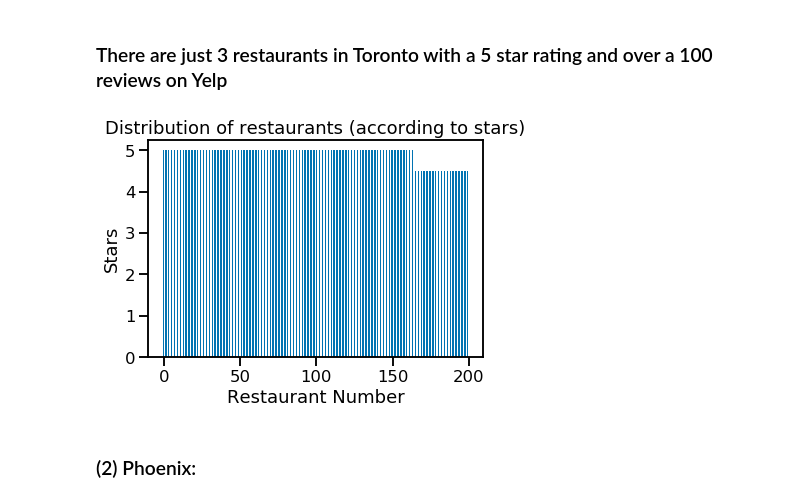
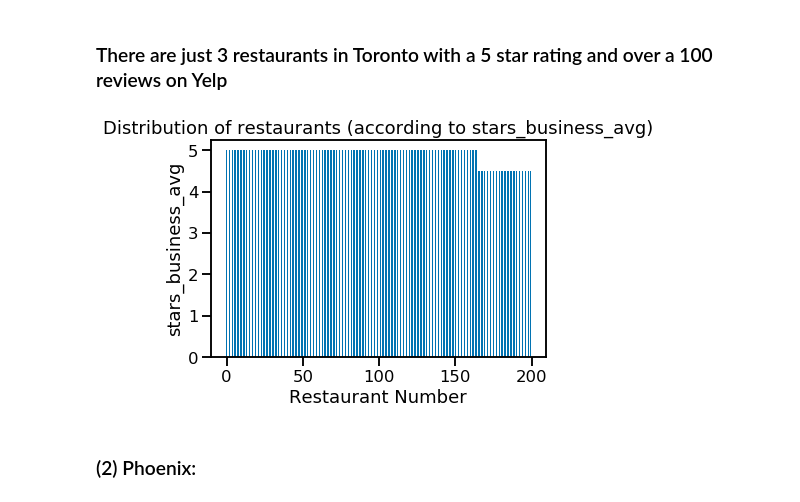
Before and after one commit to akhilesh-somani/Restaurant_Recommendation_System, a Jupyter notebook: Akhilesh.ipynb, the cells around one changed output. Saved outputs shown, nothing was run; the diff lists cells and outputs as text; code cells hidden in the pictures.

```diff
--- a/Akhilesh.ipynb
+++ b/Akhilesh.ipynb
@@ -103,3 +34,5 @@ tip_df, user_df = dataframes[3], dataframes[4]
+# %%
+business_df.rename(columns = {'stars':'stars_business_avg'}, inplace = True)
 # %%
 business_df.head(3)
 # %% [output]
@@ -202,4 +130,4 @@ len(business_df[business_df.city.str.contains('phoenix')])
 # %%
-yelp_business_df = business_df[business_df.city.str.contains('toronto|phoenix')].copy()
+yelp_business_df = business_df[business_df.city.str.contains('toronto|phoenix|urbana|champaign')].copy()
 len(yelp_business_df)
 # %% [output]
@@ -218,5 +147,7 @@ array(['toronto', 'phoenix', 'north toronto', 'toronto - front st (ot)',
 # %%
 yelp_business_df.city.replace(r'^.*toronto.*$', 'toronto', regex = True, inplace = True)
 yelp_business_df.city.replace(r'^.*phoenix.*$', 'phoenix', regex=True, inplace = True)
+yelp_business_df.city.replace(r'^.*champaign.*$', 'urbana-champaign', regex = True, inplace = True)
+yelp_business_df.city.replace(r'^.*urbana.*$', 'urbana-champaign', regex=True, inplace = True)
 yelp_business_df.city.unique()
 # %% [output]
@@ -235,6 +167,6 @@ yelp_restaurants_df = yelp_business_df[yelp_business_df.categories.str.contains(
 # %% [markdown]
 ### (1) Toronto:
 # %%
-toronto_restaurants_sorted = yelp_restaurants_df.query('city == "toronto"').sort_values(['stars', 'review_count'], ascending=False)
+toronto_restaurants_sorted = yelp_restaurants_df.query('city == "toronto"').sort_values(['stars_business_avg', 'review_count'], ascending=False)
 toronto_restaurants_sorted.head(4)
 # %% [output]
@@ -250,13 +182,13 @@ len(toronto_restaurants_sorted[toronto_restaurants_sorted.review_count >= 100].q
 # %% [markdown]
 ### There are just 3 restaurants in Toronto with a 5 star rating and over a 100 reviews on Yelp
 # %%
-plt.bar(range(200), toronto_restaurants_sorted.stars[:200], width = 0.5)
-plt.ylabel('Stars')
+plt.bar(range(200), toronto_restaurants_sorted.stars_business_avg[:200], width = 0.5)
+plt.ylabel('stars_business_avg')
 plt.xlabel('Restaurant Number')
-plt.title('Distribution of restaurants (according to stars)')
+plt.title('Distribution of restaurants (according to stars_business_avg)')
 plt.show()
 # %% [output]
-[figure, old version]
+[figure, new version]
 # %% [markdown]
 ### (2) Phoenix:
 # %%
```
Also changed, not shown: parts of 50 cells of this notebook.
